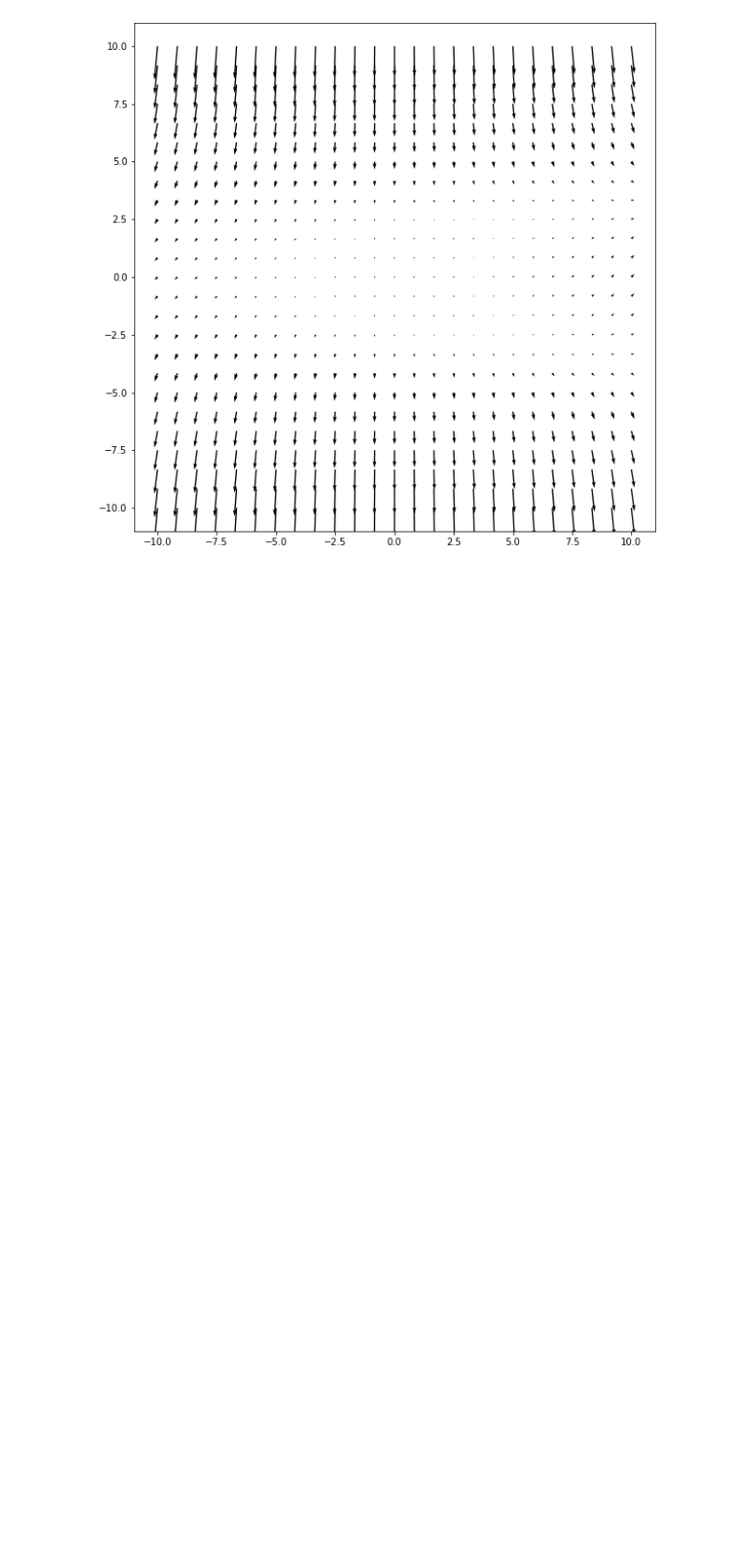
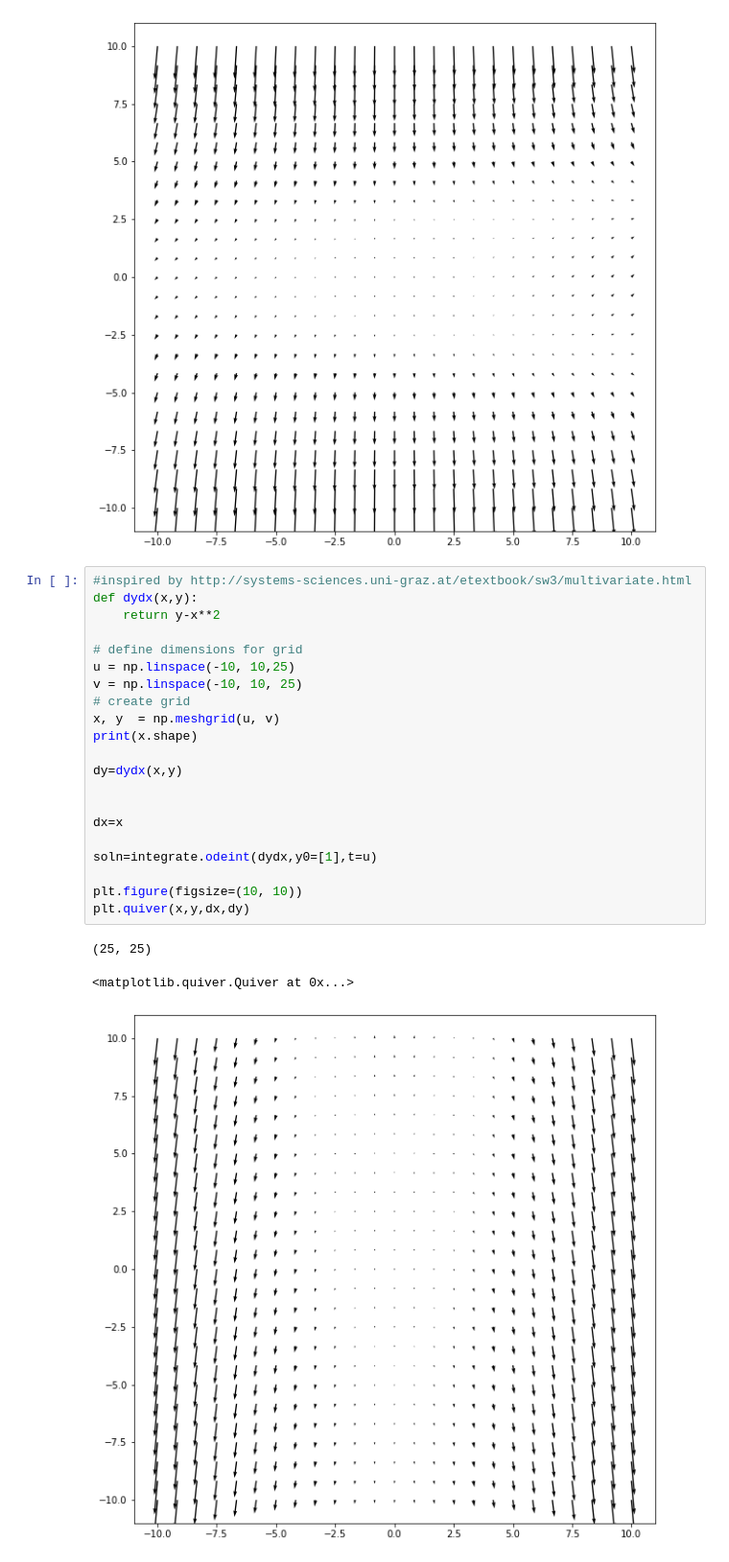
Before and after one commit to mariakesa/ComputationalCalculus, a Jupyter notebook: MITDiffEq/QuiverPlots.ipynb, the cells around one changed output. Shown: that part at 96% size. Saved outputs shown, nothing was run; the diff lists cells and outputs as text; blank space fills up the shorter version.

```diff
--- a/MITDiffEq/QuiverPlots.ipynb
+++ b/MITDiffEq/QuiverPlots.ipynb
@@ -56,3 +56,28 @@ plt.quiver(x,y,dx,dy)
 (25, 25)
 <matplotlib.quiver.Quiver at 0x...>
 [figure]
+# %%
+#inspired by http://systems-sciences.uni-graz.at/etextbook/sw3/multivariate.html
+def dydx(x,y):
+    return y-x**2
+
+# define dimensions for grid
+u = np.linspace(-10, 10,25)
+v = np.linspace(-10, 10, 25)
+# create grid
+x, y  = np.meshgrid(u, v)
+print(x.shape)
+
+dy=dydx(x,y)
+
+
+dx=x
+
+soln=integrate.odeint(dydx,y0=[1],t=u)
+
+plt.figure(figsize=(10, 10))
+plt.quiver(x,y,dx,dy)
+# %% [output]
+(25, 25)
+<matplotlib.quiver.Quiver at 0x...>
+[figure, added]
```
